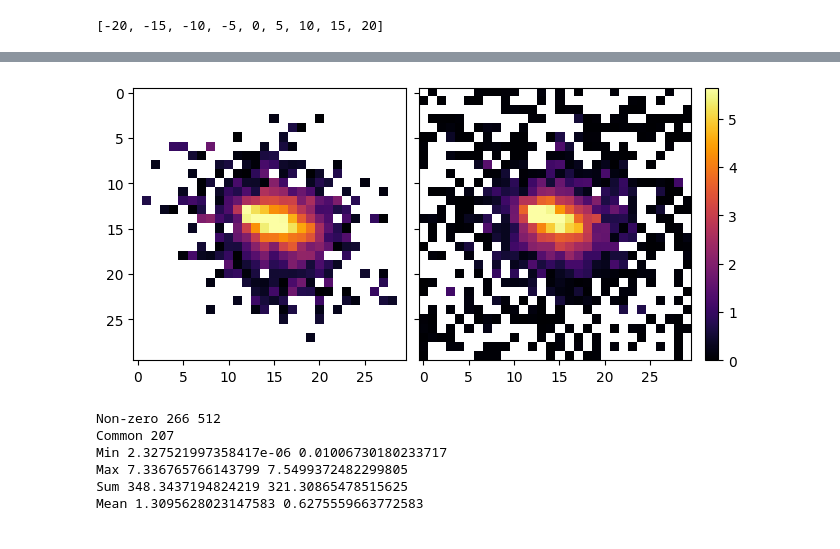
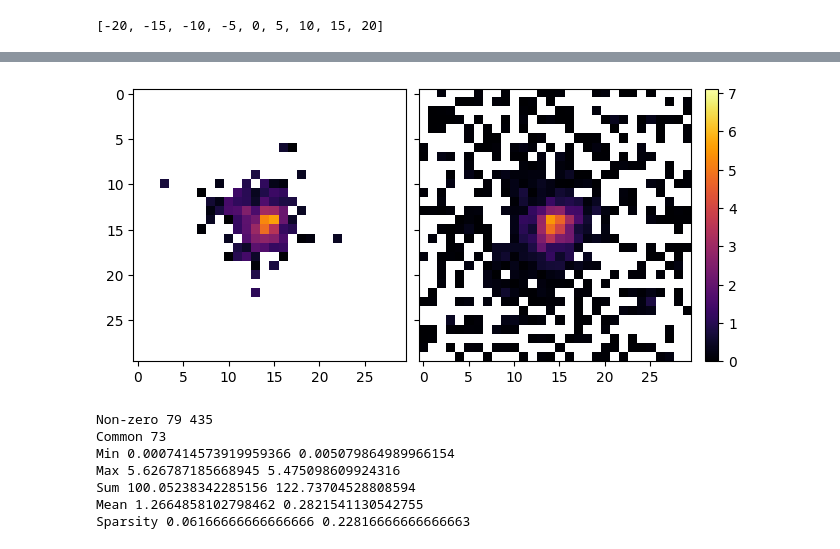
Before and after one commit to sashaatlasov/DiffusionDipolma, a Jupyter notebook: test.ipynb, the cells around one changed output, grey strips where cells are left out. Cells and saved outputs as stored; diff of their text form; code cells hidden in the pictures.

```diff
--- a/test.ipynb
+++ b/test.ipynb
@@ -17,14 +17,15 @@ val_data = form_dataset(train=False)
 dl = torch.utils.data.DataLoader(data, batch_size=32)
 val_loader = torch.utils.data.DataLoader(val_data, batch_size=32)
 # %%
-for i in val_loader:
-    energy = i[0]
-    point = i[1][0]
-    momentum = i[1][1]
-    print(i[0].shape)
-    print(i[1][0].shape)
-    print(i[1][1].shape)
-    break
+for k, i in enumerate(val_loader):
+    if k == 10:
+        energy = i[0]
+        point = i[1][0]
+        momentum = i[1][1]
+        print(i[0].shape)
+        print(i[1][0].shape)
+        print(i[1][1].shape)
+        break
 # %% [output]
 torch.Size([32, 1, 30, 30])
 torch.Size([32, 2])
@@ -53,7 +54,7 @@ fig.savefig('/Users/sasaatlasov/Desktop/DiffusionDipolma/real.pdf', bbox_inches
 from diffusion import DiffusionModel
 
 dm = DiffusionModel(100, 16)
-dm.load_state_dict(torch.load('checkpoints/t100.pt', map_location=torch.device('cpu')))
+dm.load_state_dict(torch.load('checkpoints/t100_cos_long.pt', map_location=torch.device('cpu')))
 dm.eval();
 # %%
 # from torchview import draw_graph
@@ -104,28 +87,30 @@ masked_array(
 # %%
 def commm(idx=0):
     #s = np.where(samples[idx] >= np.log1p(5e-3), samples[idx], torch.zeros_like(samples[idx]))
-    s = np.ma.masked_less(samples[idx], np.log1p(1e-2))
+    s = np.ma.masked_less(samples[idx], np.log1p(5e-3))
     r = np.ma.masked_less(energy[idx], np.log1p(5e-3))
     fig, axs = plt.subplots(1, 2, layout='constrained', sharex=True, sharey=True)
     im1 = axs[0].imshow(np.transpose(r, (1, 2, 0)), cmap='inferno', vmin=vmin, vmax=vmax)
     im2 = axs[1].imshow(np.transpose(s, (1, 2, 0)), cmap='inferno', vmin=vmin, vmax=vmax)
     fig.colorbar(im2, fraction=0.05)
     plt.show()
-    s = np.where(samples[idx] >= np.log1p(1e-2), samples[idx], torch.zeros_like(samples[idx]))
+    s = np.where(samples[idx] >= np.log1p(5e-3), samples[idx], torch.zeros_like(samples[idx]))
     print('Non-zero', (energy[idx] > 0).sum().item(), (s > 0).sum().item())
     print('Common', ((energy[idx] > 0) * (s > 0)).sum().item())
     print('Min', energy[idx][energy[idx] > 0].min().item(), s[s > 0].min().item())
     print('Max', energy[idx][energy[idx] > 0].max().item(), s[s > 0].max().item())
     print('Sum', energy[idx][energy[idx] > 0].sum().item(), s[s > 0].sum().item())
     print('Mean', energy[idx][energy[idx] > 0].mean().item(), s[s > 0].mean().item())
+    print('Sparsity', np.mean(get_sparsity_level(r)), np.mean(get_sparsity_level(s)))
     return
 # %%
-commm(10)
+commm(0)
 # %% [output]
-[figure, old version]
+[figure, new version]
-Non-zero 266 512
-Common 207
-Min 2.327521997358417e-06 0.01006730180233717
-Max 7.336765766143799 7.5499372482299805
-Sum 348.3437194824219 321.30865478515625
-Mean 1.3095628023147583 0.6275559663772583
+Non-zero 79 435
+Common 73
+Min 0.0007414573919959366 0.005079864989966154
+Max 5.626787185668945 5.475098609924316
+Sum 100.05238342285156 122.73704528808594
+Mean 1.2664858102798462 0.2821541130542755
+Sparsity 0.06166666666666666 0.22816666666666663
```
Also changed, not shown: parts of 5 cells of this notebook, 1 other file.
